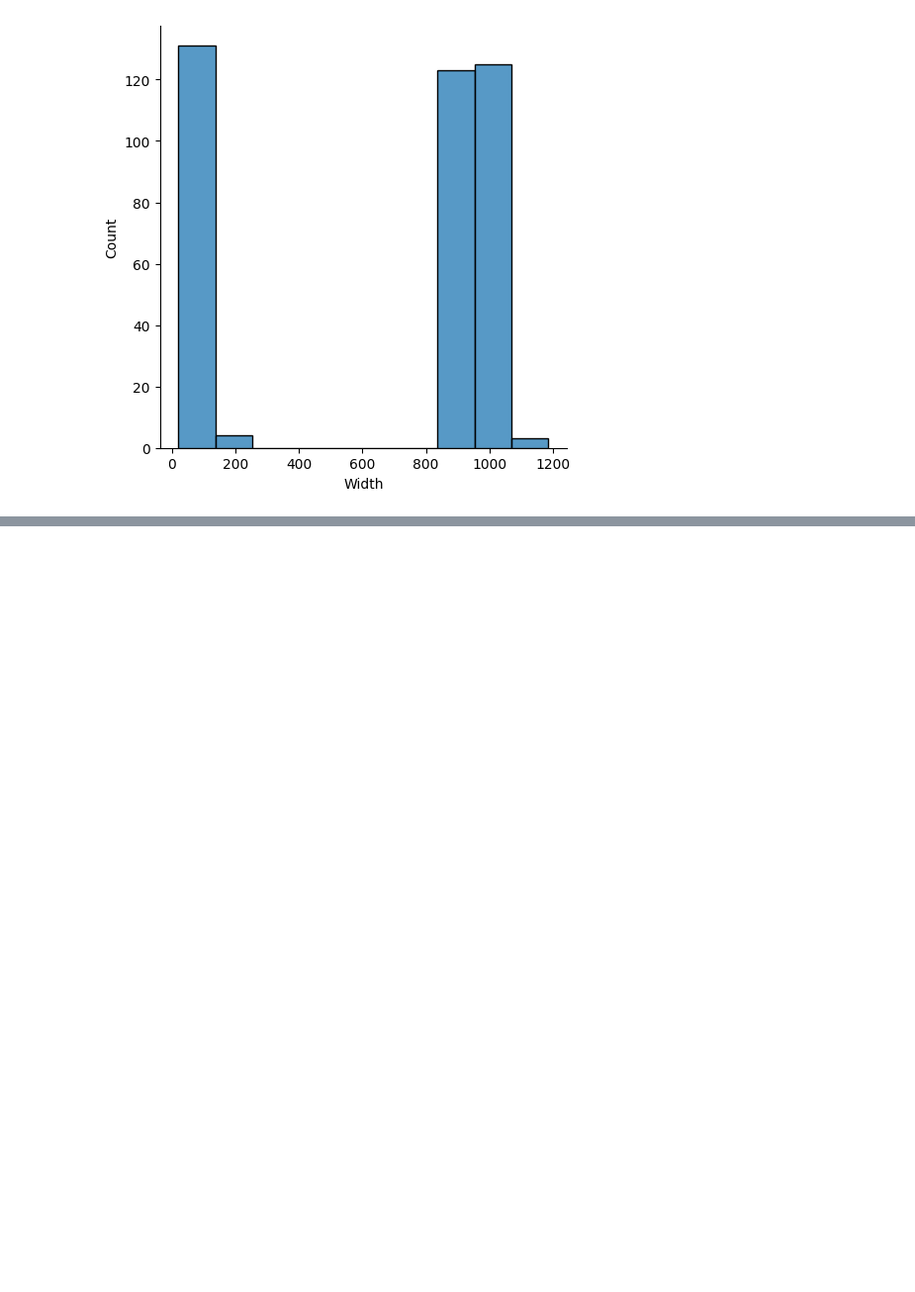
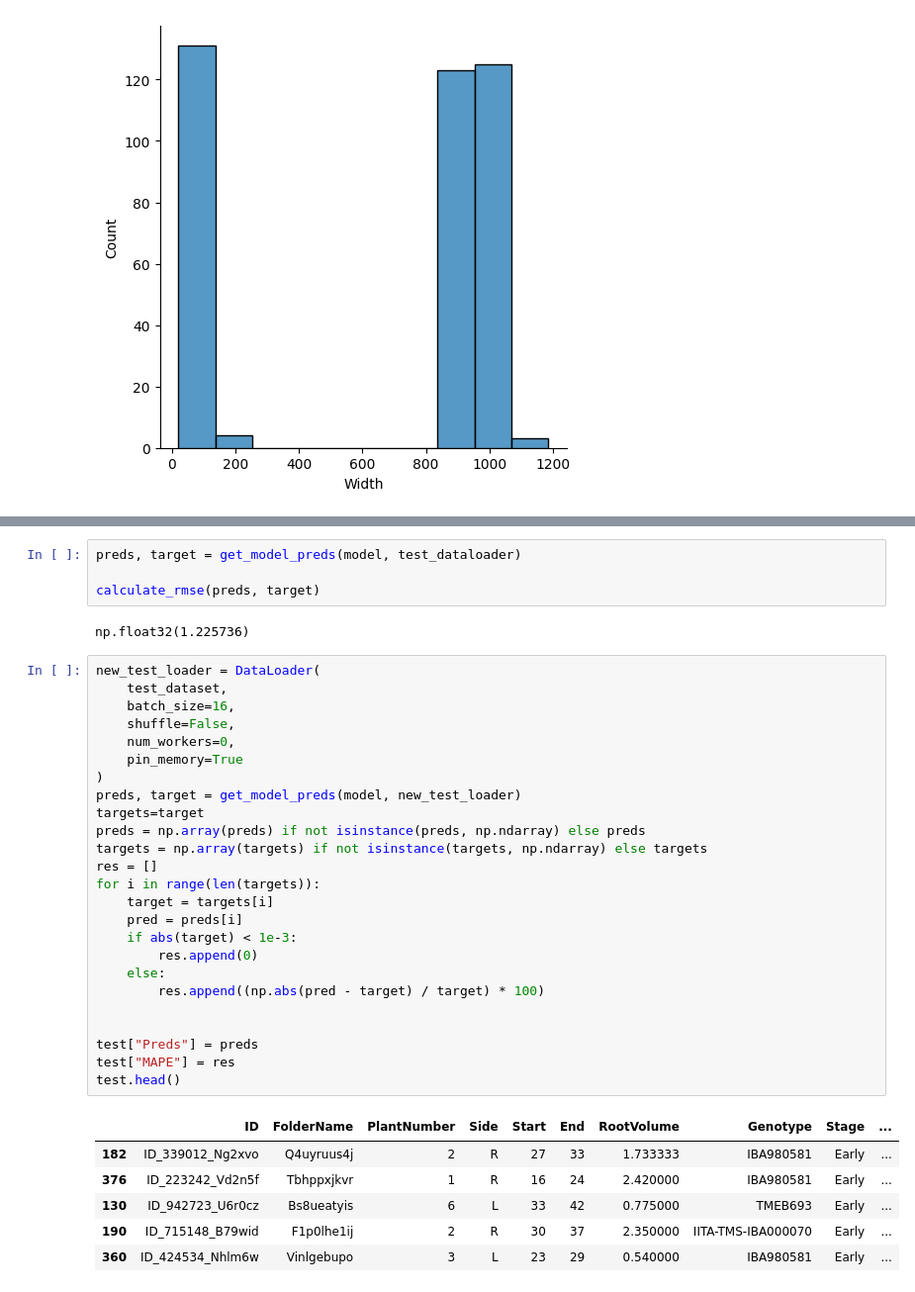
Before and after one commit to EHAT32/manioka, a Jupyter notebook: train_CNN.ipynb, the cells around one changed output, grey strips where cells are left out. Shown at 99% size. Drawn from its saved outputs; the diff is of its cells as text; blank space fills up the shorter version.

```diff
--- a/train_CNN.ipynb
+++ b/train_CNN.ipynb
@@ -588,0 +640,38 @@ sns.displot(new_train_df["Width"])
+# %%
+preds, target = get_model_preds(model, test_dataloader)
+
+calculate_rmse(preds, target)
+# %% [output]
+np.float32(1.225736)
+# %%
+new_test_loader = DataLoader(
+    test_dataset,
+    batch_size=16,
+    shuffle=False,
+    num_workers=0,
+    pin_memory=True
+)
+preds, target = get_model_preds(model, new_test_loader)
+targets=target
+preds = np.array(preds) if not isinstance(preds, np.ndarray) else preds
+targets = np.array(targets) if not isinstance(targets, np.ndarray) else targets
+res = []
+for i in range(len(targets)):
+    target = targets[i]
+    pred = preds[i]
+    if abs(target) < 1e-3:
+        res.append(0)
+    else:
+        res.append((np.abs(pred - target) / target) * 100)
+
+
+test["Preds"] = preds
+test["MAPE"] = res
+test.head()
+# %% [output]
+|  | ID | FolderName | PlantNumber | Side | Start | End | RootVolume | Genotype | Stage | ... |
+| 182 | ID_339012_Ng2xvo | Q4uyruus4j | 2 | R | 27 | 33 | 1.733333 | IBA980581 | Early | ... |
+| 376 | ID_223242_Vd2n5f | Tbhppxjkvr | 1 | R | 16 | 24 | 2.420000 | IBA980581 | Early | ... |
+| 130 | ID_942723_U6r0cz | Bs8ueatyis | 6 | L | 33 | 42 | 0.775000 | TMEB693 | Early | ... |
+| 190 | ID_715148_B79wid | F1p0lhe1ij | 2 | R | 30 | 37 | 2.350000 | IITA-TMS-IBA000070 | Early | ... |
+| 360 | ID_424534_Nhlm6w | Vinlgebupo | 3 | L | 23 | 29 | 0.540000 | IBA980581 | Early | ... |
```
Also changed, not shown: parts of 11 cells of this notebook, 1 other file.
